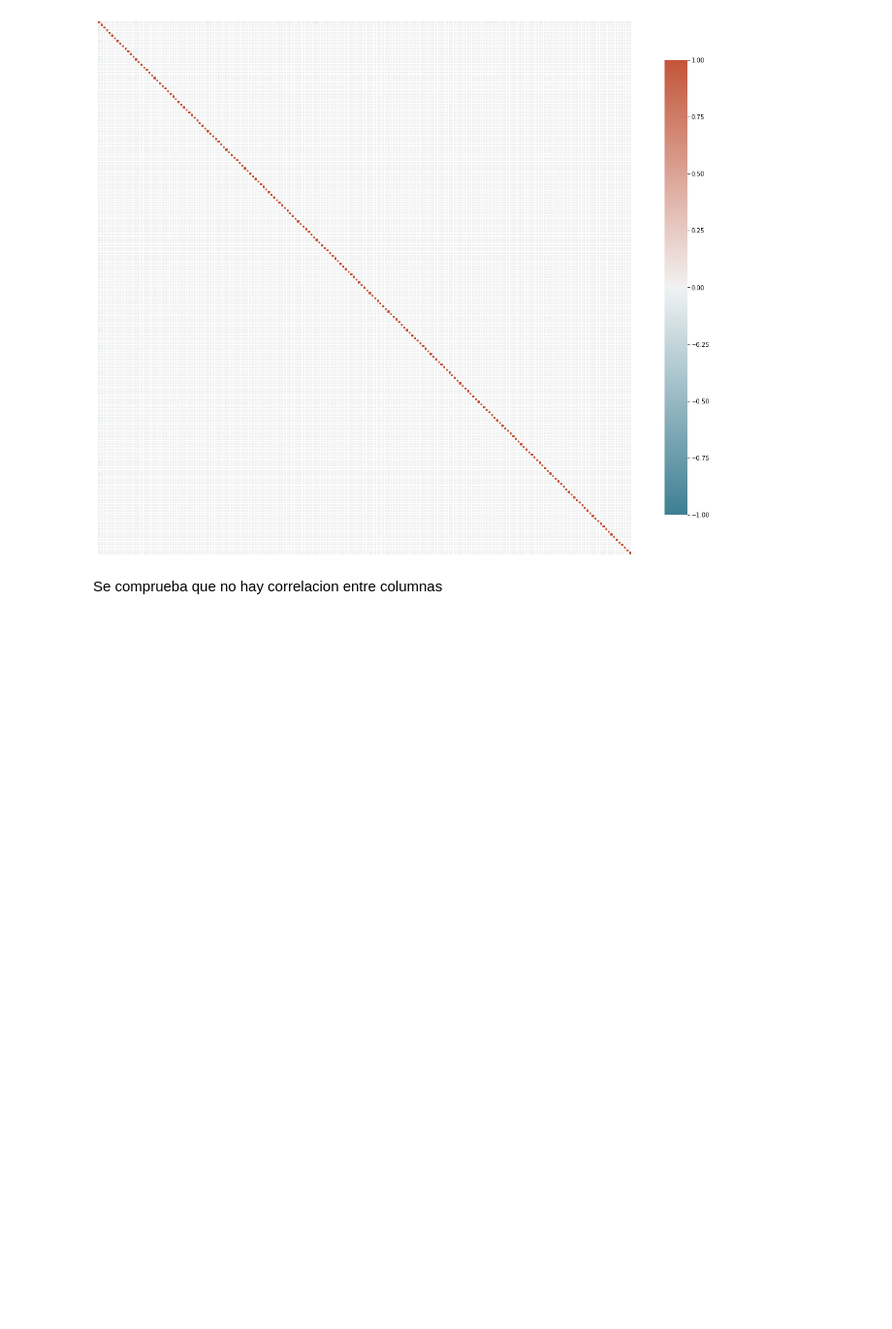
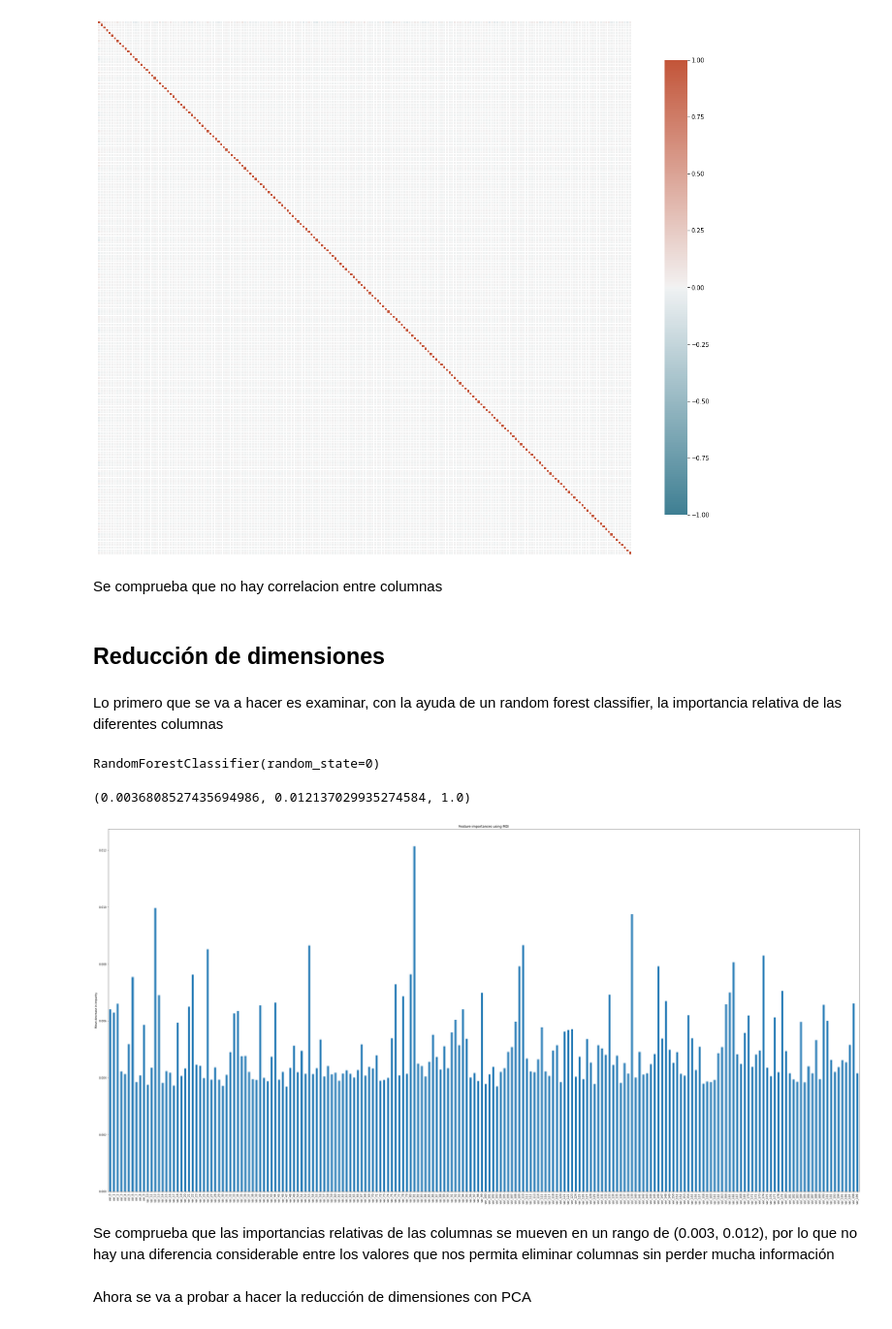
Before and after one commit to rodrigogalan/Proyecto_final, a Jupyter notebook: 1-Analysis.ipynb, the cells around one changed output. Shown at 97% size. Saved outputs shown, nothing was run; the diff lists cells and outputs as text; code cells hidden in the pictures; blank space fills up the shorter version.

```diff
--- a/1-Analysis.ipynb
+++ b/1-Analysis.ipynb
@@ -80,3 +85,31 @@ sns.heatmap(train.corr(),
 [figure]
 # %% [markdown]
 Se comprueba que no hay correlacion entre columnas
+# %% [markdown]
+## Reducción de dimensiones
+# %% [markdown]
+Lo primero que se va a hacer es examinar, con la ayuda de un random forest classifier, la importancia  relativa de las diferentes columnas
+# %%
+forest = RandomForestClassifier(random_state=0)
+forest.fit(train.drop(columns=['ID_code', 'target']), train.target)
+# %% [output]
+RandomForestClassifier(random_state=0)
+# %%
+importances = forest.feature_importances_
+forest_importances = pd.Series(importances, index=train.drop(columns=['ID_code', 'target']).columns)
+# %%
+importances.min(), importances.max(), importances.sum()
+# %% [output]
+(0.0036808527435694986, 0.012137029935274584, 1.0)
+# %%
+fig, ax = plt.subplots()
+forest_importances.plot(kind='bar', figsize=(40,20))
+ax.set_title("Feature importances using MDI")
+ax.set_ylabel("Mean decrease in impurity")
+fig.tight_layout()
+# %% [output]
+[figure, added]
+# %% [markdown]
+Se comprueba que las importancias relativas de las columnas se mueven en un rango de (0.003, 0.012), por lo que no hay una diferencia considerable entre los valores que nos permita eliminar columnas sin perder mucha información
+# %% [markdown]
+Ahora se va a probar a hacer la reducción de dimensiones con PCA
```
Also changed, not shown: parts of 11 cells of this notebook, 2 other files.
